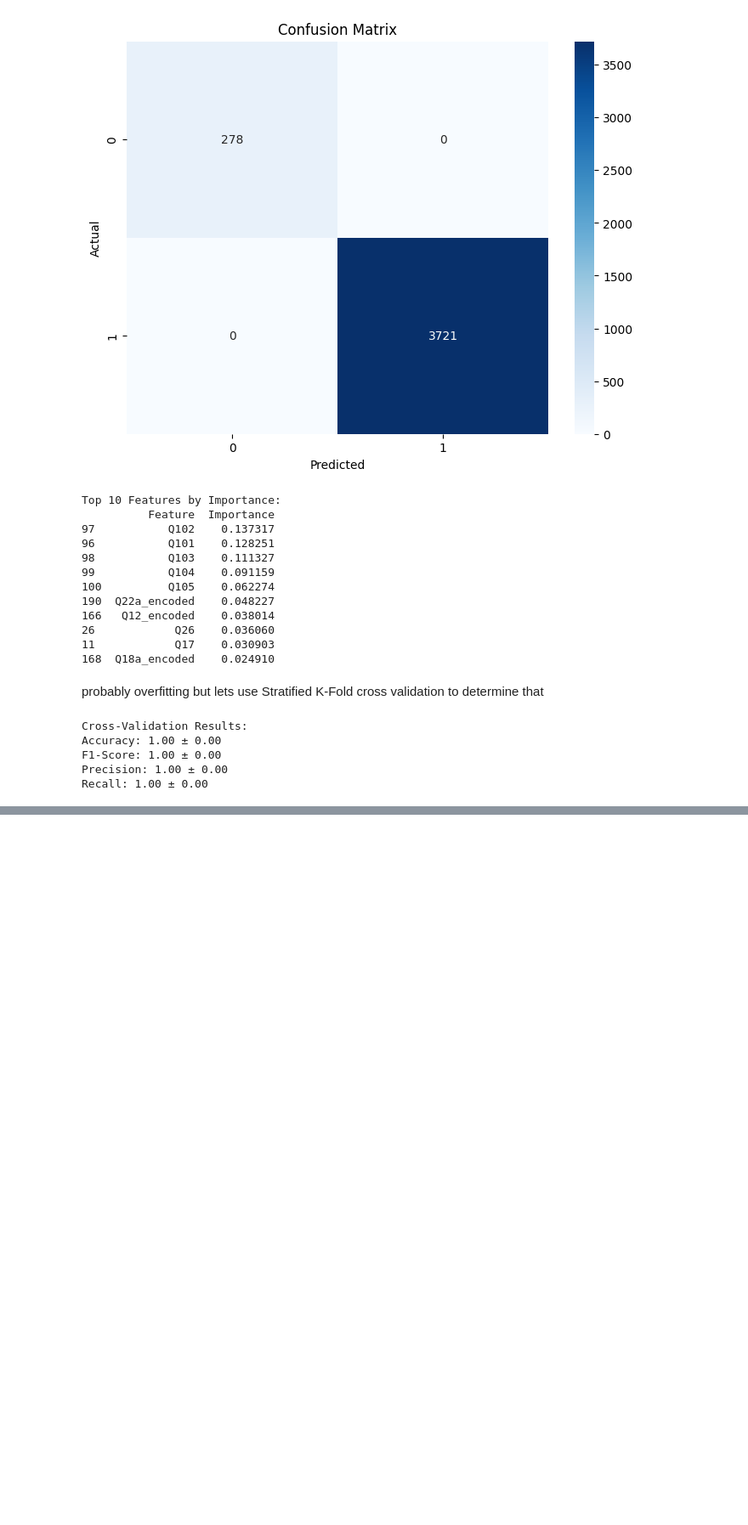
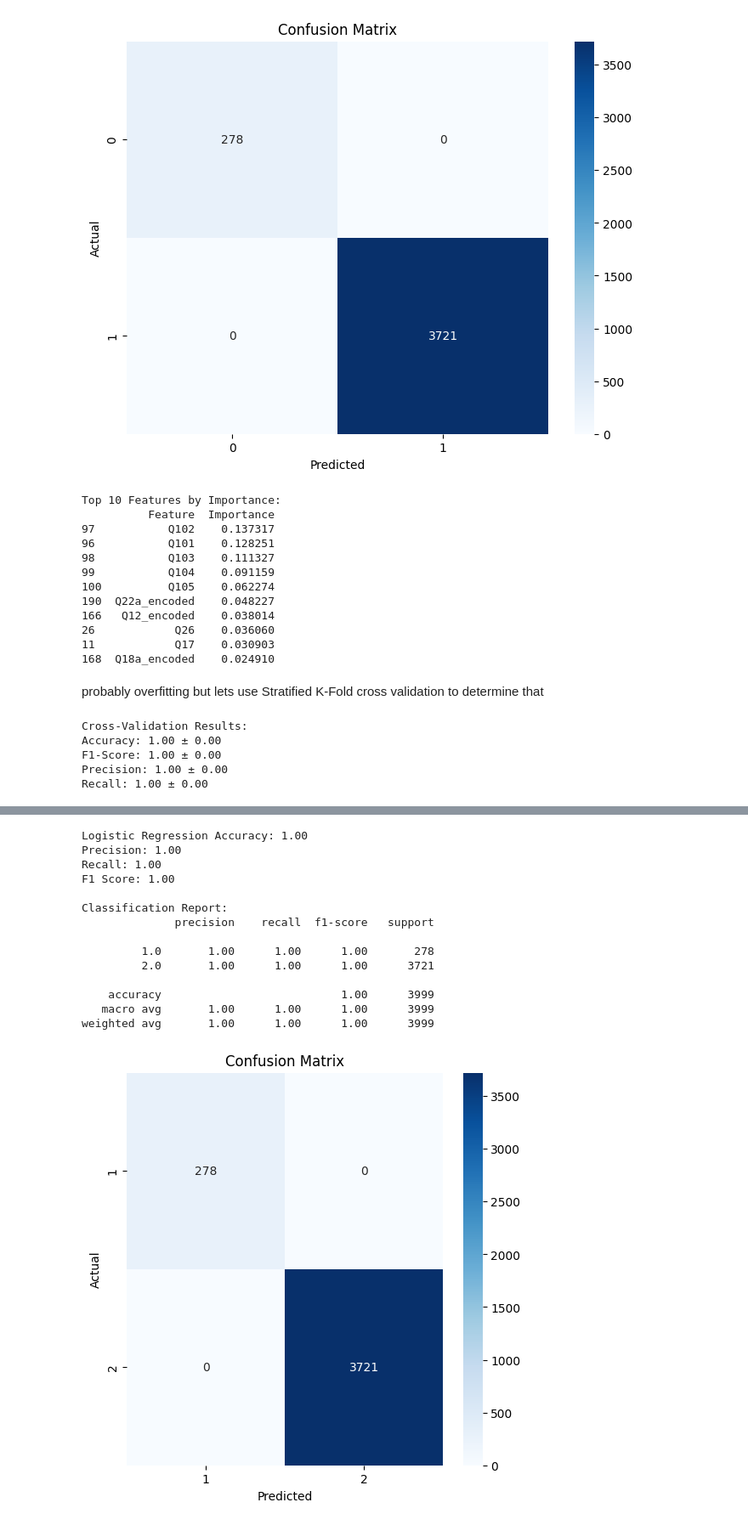
Before and after one commit to jahnltib/predicting-tobacco-use, a Jupyter notebook: data-processing.ipynb, the cells around one changed output, grey strips where cells are left out. Shown at 85% size. Cells and saved outputs as stored; diff of their text form; code cells hidden in the pictures; blank space fills up the shorter version.

```diff
--- a/data-processing.ipynb
+++ b/data-processing.ipynb
@@ -2536,0 +2539,79 @@ Recall: 1.00 ± 0.00
+# %%
+# Import necessary libraries
+from sklearn.model_selection import train_test_split, StratifiedKFold
+from sklearn.metrics import accuracy_score, precision_score, recall_score, f1_score, classification_report, confusion_matrix
+from sklearn.linear_model import LogisticRegression
+import seaborn as sns
+import matplotlib.pyplot as plt
+import numpy as np
+
+# Step 1: Prepare your data
+X = df_cleaned.drop(columns=['Q_target'])  # Features (drop the target column)
+y = df_cleaned['Q_target']  # Target variable
+
+# Step 2: Train-test split
+X_train, X_test, y_train, y_test = train_test_split(X, y, test_size=0.2, random_state=42, stratify=y)
+
+# Step 3: Initialize and train the Logistic Regression model
+model = LogisticRegression(random_state=42, class_weight='balanced', max_iter=1000)
+model.fit(X_train, y_train)
+
+# Step 4: Make predictions
+y_pred = model.predict(X_test)
+
+# Step 5: Evaluate the model
+accuracy = accuracy_score(y_test, y_pred)
+precision = precision_score(y_test, y_pred, average='weighted')
+recall = recall_score(y_test, y_pred, average='weighted')
+f1 = f1_score(y_test, y_pred, average='weighted')
+
+print(f"Logistic Regression Accuracy: {accuracy:.2f}")
+print(f"Precision: {precision:.2f}")
+print(f"Recall: {recall:.2f}")
+print(f"F1 Score: {f1:.2f}")
+print("\nClassification Report:")
+print(classification_report(y_test, y_pred))
+
+# Step 6: Confusion Matrix
+conf_matrix = confusion_matrix(y_test, y_pred)
+plt.figure(figsize=(6, 6))
+sns.heatmap(conf_matrix, annot=True, fmt='d', cmap='Blues', xticklabels=[1, 2], yticklabels=[1, 2])
+plt.xlabel('Predicted')
+plt.ylabel('Actual')
+plt.title('Confusion Matrix')
+plt.show()
+
+# Step 7: Cross-Validation
+skf = StratifiedKFold(n_splits=5, shuffle=True, random_state=42)
+cv_accuracy = []
+cv_f1 = []
+
+for train_index, test_index in skf.split(X, y):
+    X_train_cv, X_test_cv = X.iloc[train_index], X.iloc[test_index]
+    y_train_cv, y_test_cv = y.iloc[train_index], y.iloc[test_index]
+
+    model.fit(X_train_cv, y_train_cv)
+    y_pred_cv = model.predict(X_test_cv)
+
+    cv_accuracy.append(accuracy_score(y_test_cv, y_pred_cv))
+    cv_f1.append(f1_score(y_test_cv, y_pred_cv, average='weighted'))
+
+print("\nCross-Validation Results:")
+print(f"Mean Accuracy: {np.mean(cv_accuracy):.2f} ± {np.std(cv_accuracy):.2f}")
+print(f"Mean F1 Score: {np.mean(cv_f1):.2f} ± {np.std(cv_f1):.2f}")
+# %% [output]
+Logistic Regression Accuracy: 1.00
+Precision: 1.00
+Recall: 1.00
+F1 Score: 1.00
+
+Classification Report:
+              precision    recall  f1-score   support
+
+         1.0       1.00      1.00      1.00       278
+         2.0       1.00      1.00      1.00      3721
+
+    accuracy                           1.00      3999
+   macro avg       1.00      1.00      1.00      3999
+weighted avg       1.00      1.00      1.00      3999
+[figure, added]
```
Also changed, not shown: parts of 8 cells of this notebook.
